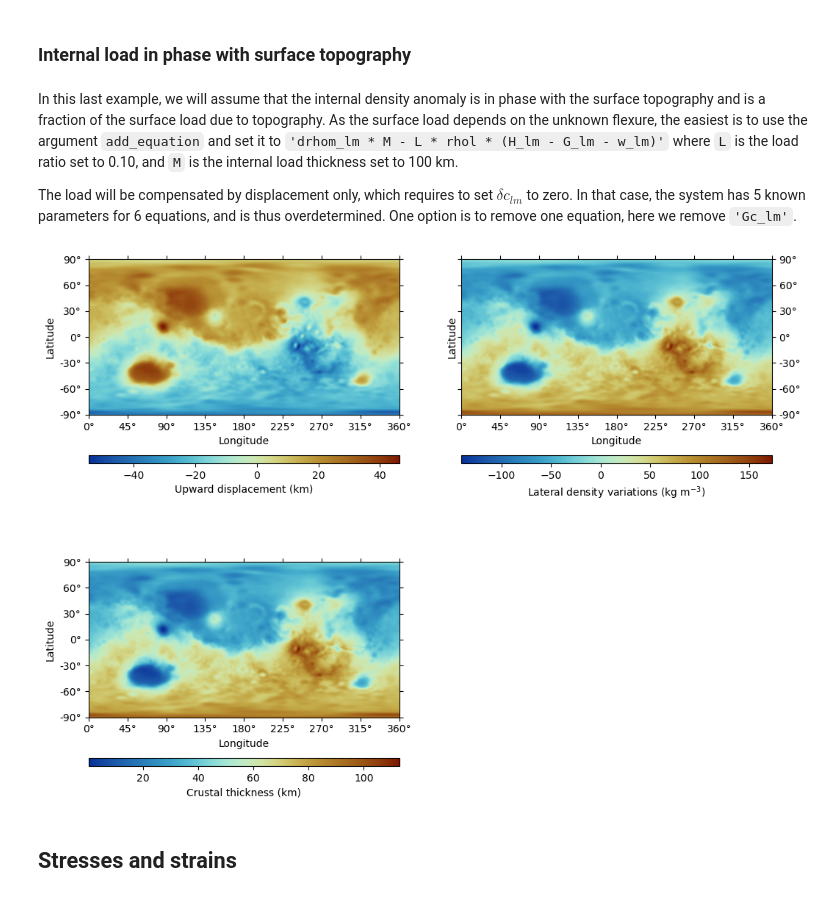
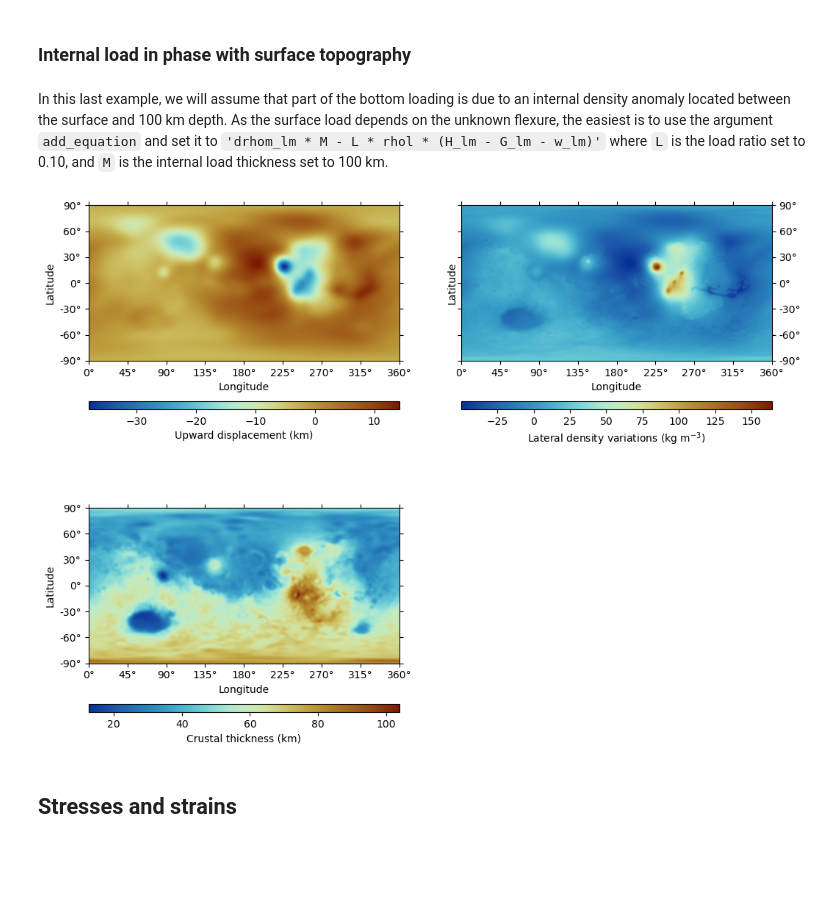
Before and after one commit to AB-Ares/Displacement_strain_planet, a Jupyter notebook: examples/Run_demo.ipynb, the cells around one changed output. Cells and saved outputs as stored; diff of their text form; code cells hidden in the pictures; blank space fills up the shorter version.

```diff
--- a/examples/Run_demo.ipynb
+++ b/examples/Run_demo.ipynb
@@ -298,37 +300,33 @@ pysh.SHCoeffs.from_array(drhom_lm).expand(**args_expand).plot(ax=ax3,
 # %% [markdown]
 ### Internal load in phase with surface topography
 # %% [markdown]
-In this last example, we will assume that the internal density anomaly is in phase with the surface topography and is a fraction of the surface load due to topography. As the surface load depends on the unknown flexure, the easiest is to use the argument `add_equation` and set it to `'drhom_lm * M - L * rhol * (H_lm - G_lm - w_lm)'` where `L` is the load ratio set to 0.10, and `M` is the internal load thickness set to 100 km.
-
-The load will be compensated by displacement only, which requires to set $\delta c_{lm}$ to zero. In that case, the system has 5 known parameters for 6 equations, and is thus overdetermined. One option is to remove one equation, here we remove `'Gc_lm'`.
+In this last example, we will assume that part of the bottom loading is due to an internal density anomaly located between the surface and 100 km depth. As the surface load depends on the unknown flexure, the easiest is to use the argument `add_equation` and set it to `'drhom_lm * M - L * rhol * (H_lm - G_lm - w_lm)'` where `L` is the load ratio set to 0.10, and `M` is the internal load thickness set to 100 km.
 # %%
 load_thickness = 100e3
 L_ratio = 0.1
 
 (w_lm, A_lm, moho_relief_lm, dc_lm, drhom_lm, omega_lm, q_lm, Gc_lm,
 G_lm, H_lm, sols) = Thin_shell_matrix_nmax(*args_param_m, base_drho = Te+load_thickness,
-        top_drho = Te, G_lm = geoid_clm.coeffs, H_lm = topo_clm.coeffs,
-        dc_lm = zeros.copy(), add_equation =
+        top_drho = Te, G_lm = geoid_clm.coeffs, H_lm = topo_clm.coeffs, add_equation =
         'drhom_lm - (%s * %s * (H_lm - G_lm - w_lm)) / %s'
-        %(L_ratio, rhol, load_thickness),
-        remove_equation = 'Gc_lm', filter = "Ma", filter_half = 50)
+        %(L_ratio, rhol, load_thickness), filter = "Ma", filter_half = 50)
 
 ### Plotting
 args_plot = dict(tick_interval=[45, 30], colorbar = 'bottom', cmap = cm.roma_r)
 fig, ((ax1,ax2),(ax3,ax4)) = plt.subplots(2,2, **args_fig)
 
 moho_ref = (R - c) / 1e3
 
 (pysh.SHCoeffs.from_array(w_lm/1e3) - R/1e3).expand(**args_expand).plot(ax=ax1,
         cb_label = 'Upward displacement (km)', **args_plot)
 pysh.SHCoeffs.from_array(drhom_lm).expand(**args_expand).plot(ax=ax2,
         cb_label = 'Lateral density variations (kg m$^{-3}$)',
         ticks = 'wSnE', **args_plot)
 (pysh.SHCoeffs.from_array((H_lm-moho_relief_lm)/1e3).expand(**args_expand)).\
         plot(ax=ax3, cb_label = 'Crustal thickness (km)', show = True, **args_plot)
 ax4.set_visible(False)
 # %% [output]
-[figure, old version]
+[figure, new version]
 # %% [markdown]
 ## Stresses and strains
 # %% [markdown]
```
Also changed, not shown: parts of 2 cells of this notebook, 3 other files.
